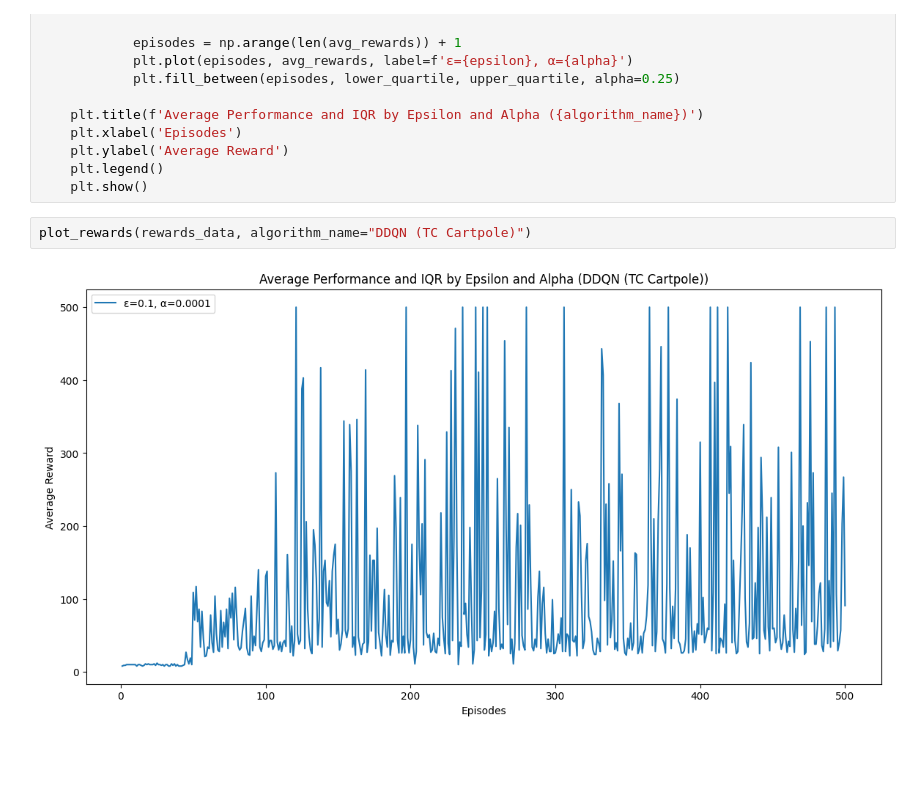
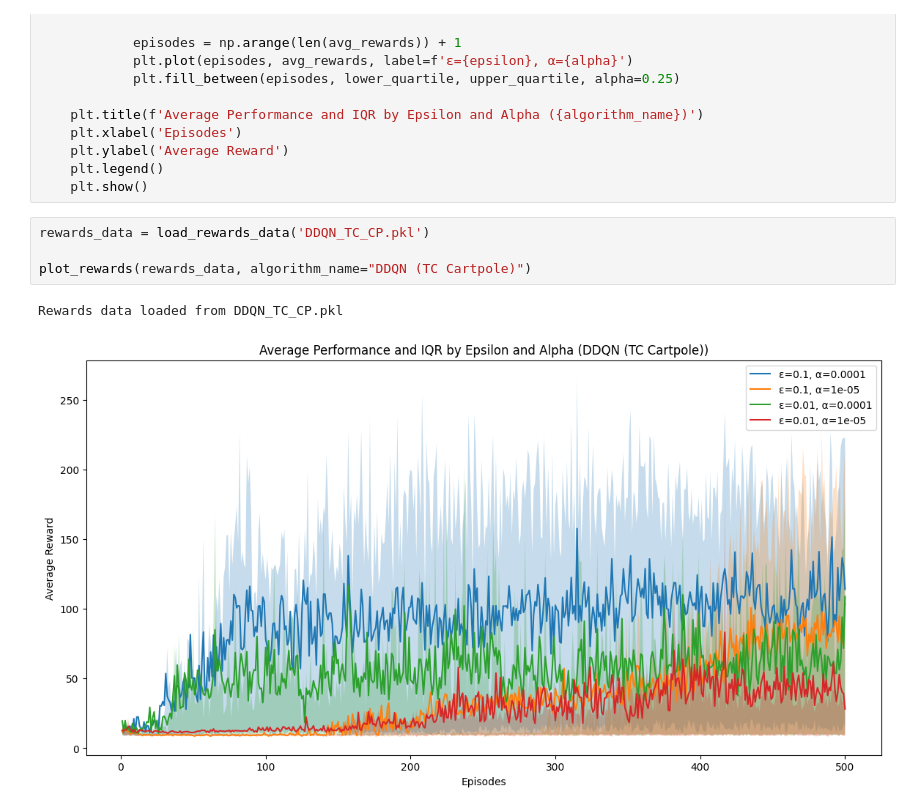
Before and after one commit to haoweiqiu/Reinforcement-Learning-Project, a Jupyter notebook: DDQN_TC_Cheryl/DDQN_TC_CP.ipynb, the cells around one changed output. Saved outputs shown, nothing was run; the diff lists cells and outputs as text; blank space fills up the shorter version.

```diff
--- a/DDQN_TC_Cheryl/DDQN_TC_CP.ipynb
+++ b/DDQN_TC_Cheryl/DDQN_TC_CP.ipynb
@@ -384,6 +384,9 @@ def plot_rewards(rewards_data, algorithm_name="Q learning"):
     plt.legend()
     plt.show()
 # %%
+rewards_data = load_rewards_data('DDQN_TC_CP.pkl')
+
 plot_rewards(rewards_data, algorithm_name="DDQN (TC Cartpole)")
 # %% [output]
+Rewards data loaded from DDQN_TC_CP.pkl
-[figure, old version]
+[figure, new version]
```
Also changed, not shown: 1 other file.
